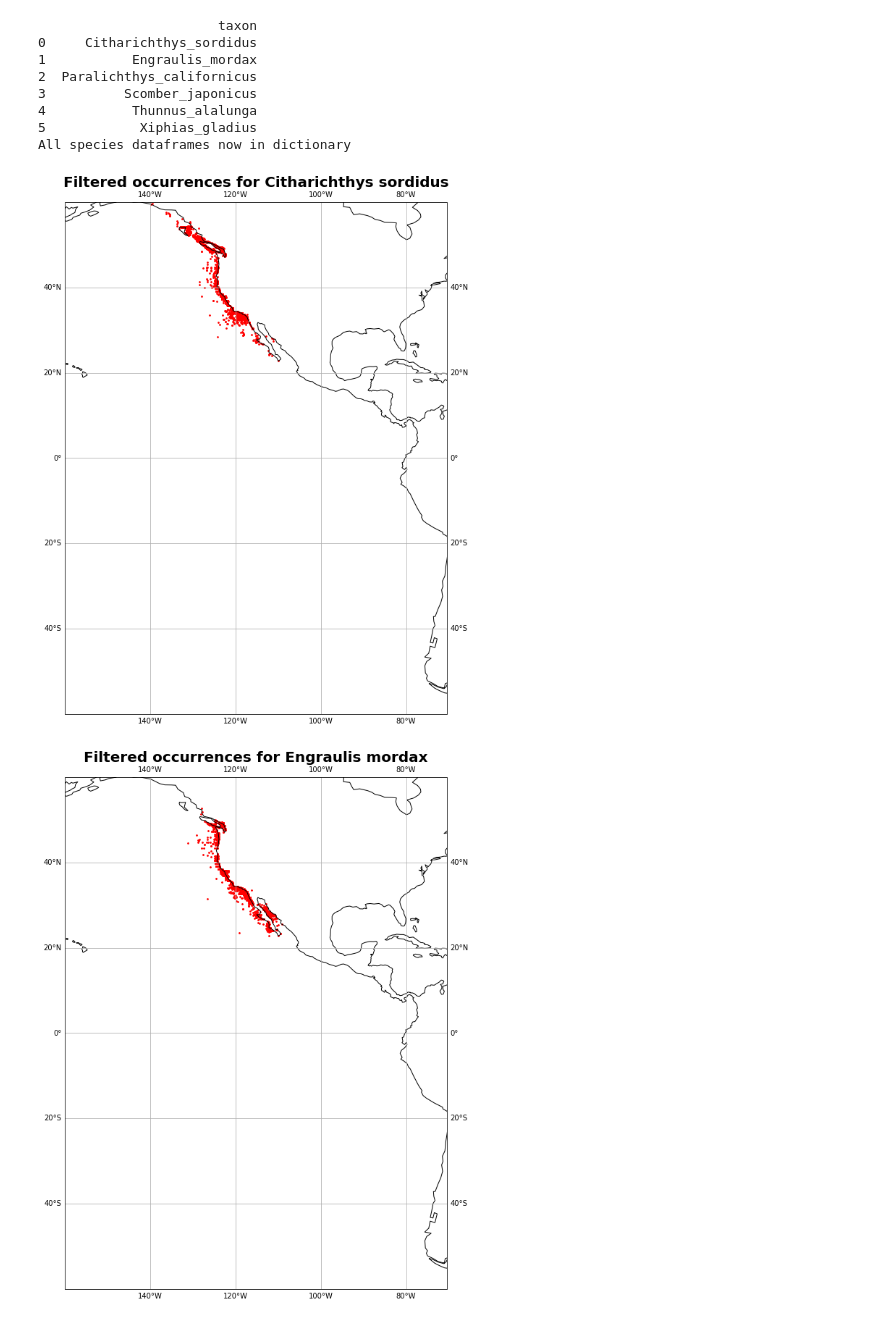
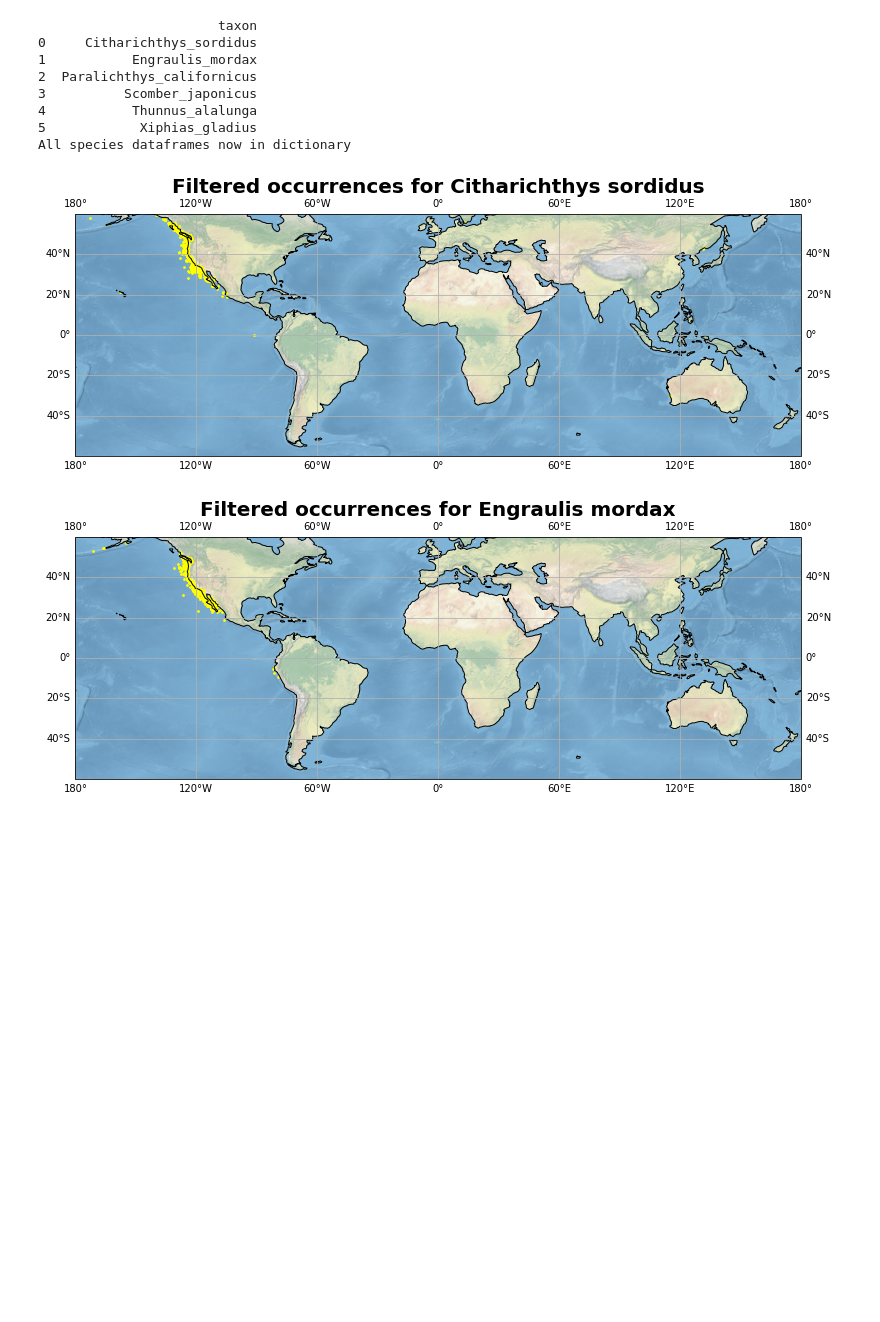
Before and after one commit to maddie-aos/CPSC_597, a Jupyter notebook: dnn_code/step2_spec_occurrence.ipynb, the cells around one changed output. Drawn from its saved outputs; the diff is of its cells as text; code cells hidden in the pictures; blank space fills up the shorter version.

```diff
--- a/dnn_code/step2_spec_occurrence.ipynb
+++ b/dnn_code/step2_spec_occurrence.ipynb
@@ -47,34 +47,35 @@ for key in species_occ_dict:
     lon=data["decimalLongitude"]
 
 
 
     fig = plt.figure(figsize=(13,13))
     ax = fig.add_subplot(1,1,1,projection = ccrs.PlateCarree())
     ax.add_feature(cfeature.COASTLINE)
-    ax.set_extent([-160, -70.5, -60, 60], crs=ccrs.PlateCarree())
+    ax.set_extent([-180,180, -60, 60], crs=ccrs.PlateCarree())
+    ax.stock_img()
 
     ax.gridlines(draw_labels=True, dms=True, x_inline=False, y_inline=False)
-    plt.scatter(x=lon,y=lat,color='red',s=3, alpha=1, transform = ccrs.PlateCarree())
+    plt.scatter(x=lon,y=lat,color='yellow',s=3, alpha=1, transform = ccrs.PlateCarree())
 
     #ax.plot(-117.1625, 32.715, 'bo', markersize=5, transform=ccrs.PlateCarree())
     #ax.text(-119.05, 32.6, 'San Diego', transform=ccrs.PlateCarree())
 
     #ax.plot(-118.2437, 34.0522, 'bo', markersize=5, transform=ccrs.PlateCarree())
     #ax.text(-120.5, 33.5, 'Los Angeles', transform=ccrs.PlateCarree())
 
     #ax.plot(-119.698189, 34.420830, 'bo', markersize=5, transform=ccrs.PlateCarree())
     #ax.text(-119.5, 34.5, 'Santa Barbara', transform=ccrs.PlateCarree())
 
     #ax.plot(-121.898460, 36.603954, 'bo', markersize=5, transform=ccrs.PlateCarree())
     #ax.text(-121.75, 36.5, 'Monterey Bay', transform=ccrs.PlateCarree())
 
     #ax.plot(-122.4194, 37.7749, 'bo', markersize=5, transform=ccrs.PlateCarree())
     #ax.text(-122, 37.65, 'San Francisco', transform=ccrs.PlateCarree())
 
     spec_t=spec.replace("_"," ")
     plt.title("Filtered occurrences for %s"%spec_t,fontsize=20,fontweight="bold")
     plt.savefig(file_dir2+'/results/fish/{}/{}_occurrence_map.jpeg'.format(spec,spec),pad_inches=0.0, bbox_inches='tight')
     plt.savefig(file_dir2+'/results/fish/{}/{}_occurrence_map.png'.format(spec,spec),pad_inches=0.0, bbox_inches='tight')
 # %% [output]
-[figure, old version]
+[figure, new version]
-[figure, old version]
+[figure, new version]
```
Also changed, not shown: parts of 1 cell of this notebook, 33 other files.
